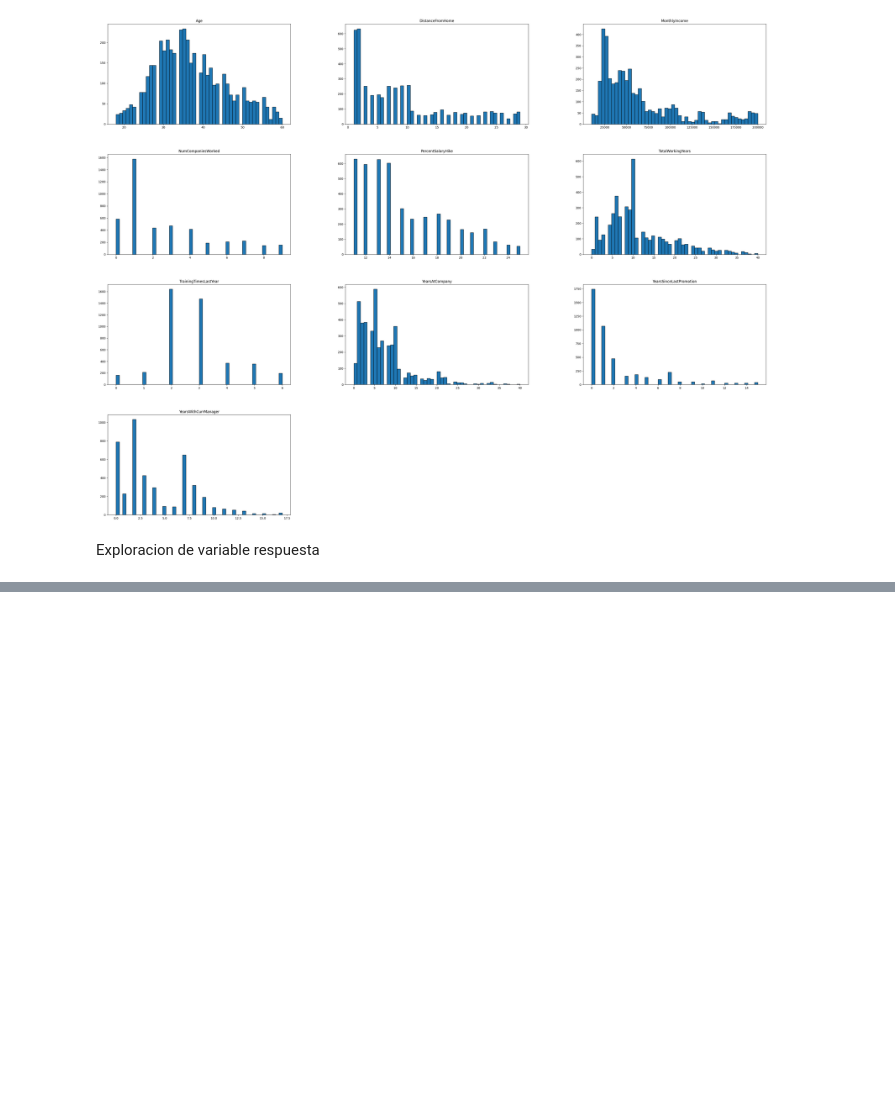
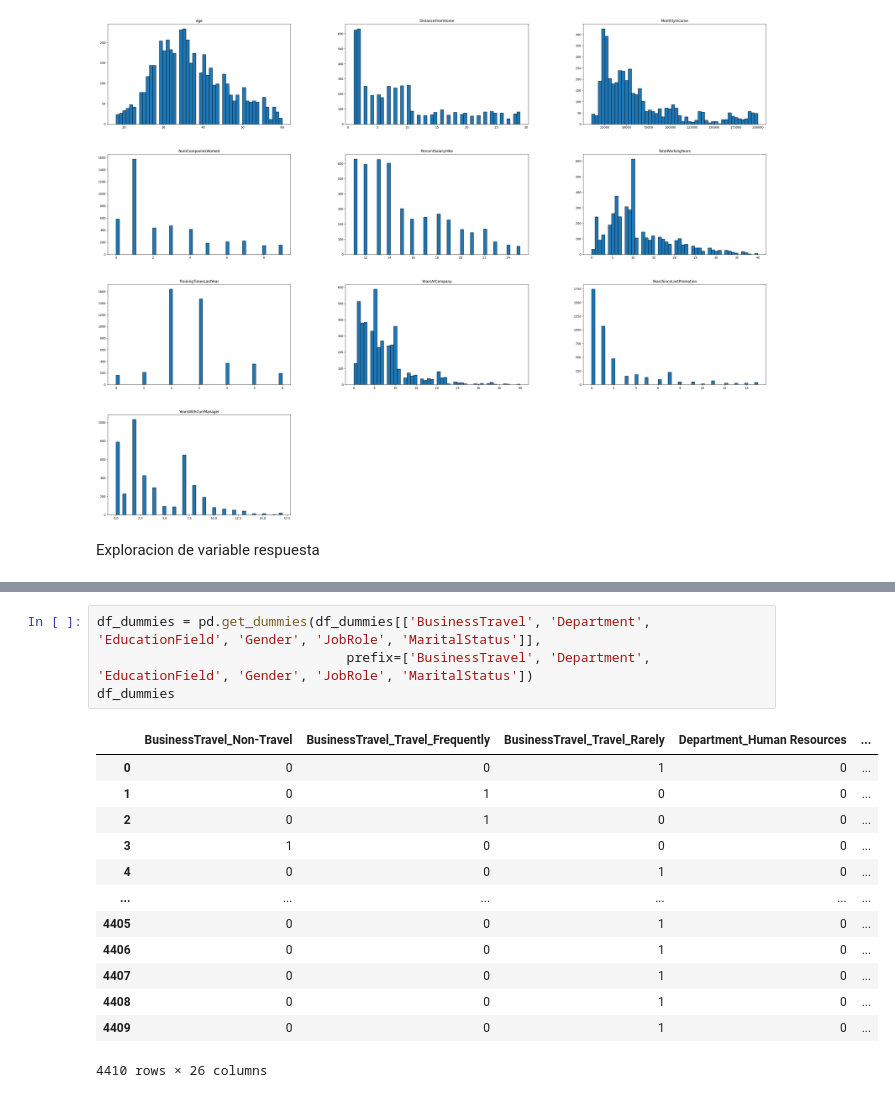
Before and after one commit to Laurahg22/Trabajo-analitica-RH, a Jupyter notebook: c_exploracion.ipynb, the cells around one changed output, grey strips where cells are left out. Drawn from its saved outputs; the diff is of its cells as text; blank space fills up the shorter version.

```diff
--- a/c_exploracion.ipynb
+++ b/c_exploracion.ipynb
@@ -216,0 +268,18 @@ plt.show()  # Mostrar el gráfico
+# %%
+df_dummies = pd.get_dummies(df_dummies[['BusinessTravel', 'Department', 'EducationField', 'Gender', 'JobRole', 'MaritalStatus']],
+                                prefix=['BusinessTravel', 'Department', 'EducationField', 'Gender', 'JobRole', 'MaritalStatus'])
+df_dummies
+# %% [output]
+|  | BusinessTravel_Non-Travel | BusinessTravel_Travel_Frequently | BusinessTravel_Travel_Rarely | Department_Human Resources | ... |
+| 0 | 0 | 0 | 1 | 0 | ... |
+| 1 | 0 | 1 | 0 | 0 | ... |
+| 2 | 0 | 1 | 0 | 0 | ... |
+| 3 | 1 | 0 | 0 | 0 | ... |
+| 4 | 0 | 0 | 1 | 0 | ... |
+| ... | ... | ... | ... | ... | ... |
+| 4405 | 0 | 0 | 1 | 0 | ... |
+| 4406 | 0 | 0 | 1 | 0 | ... |
+| 4407 | 0 | 0 | 1 | 0 | ... |
+| 4408 | 0 | 0 | 1 | 0 | ... |
+| 4409 | 0 | 0 | 1 | 0 | ... |
+4410 rows × 26 columns
```
Also changed, not shown: parts of 17 cells of this notebook.
